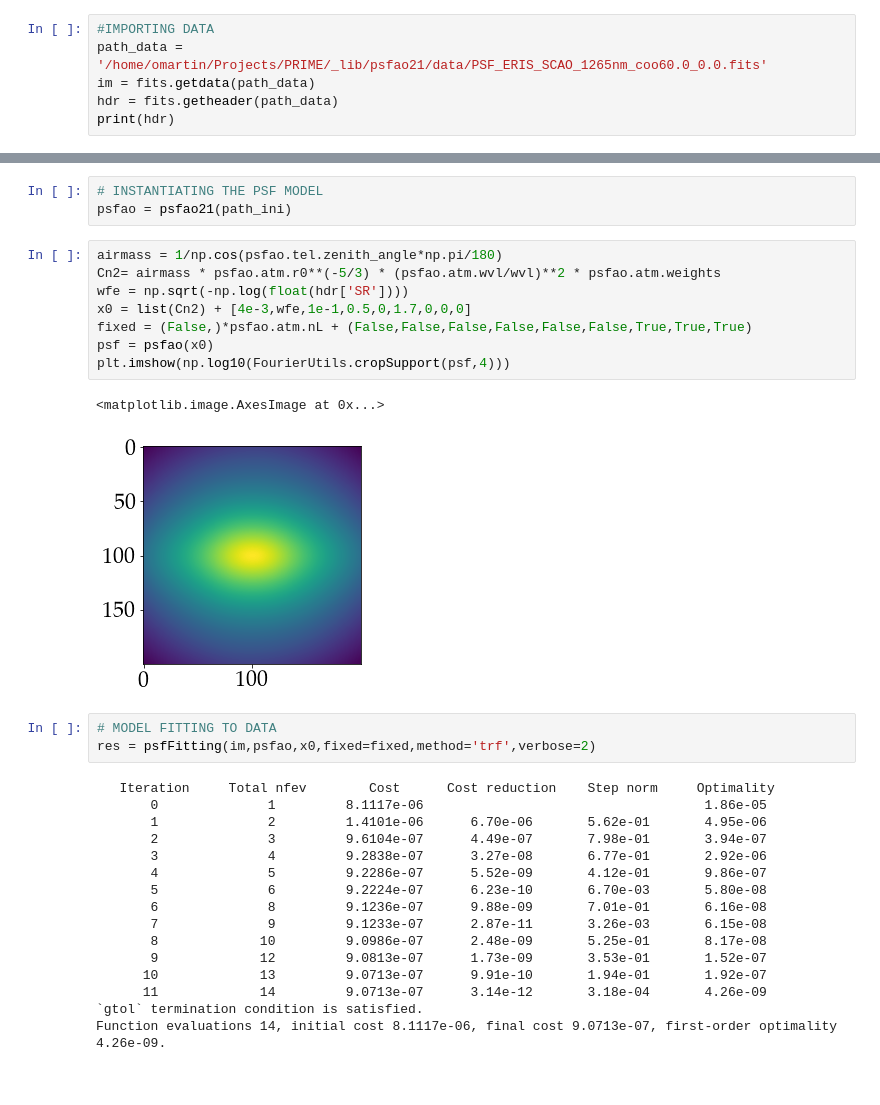
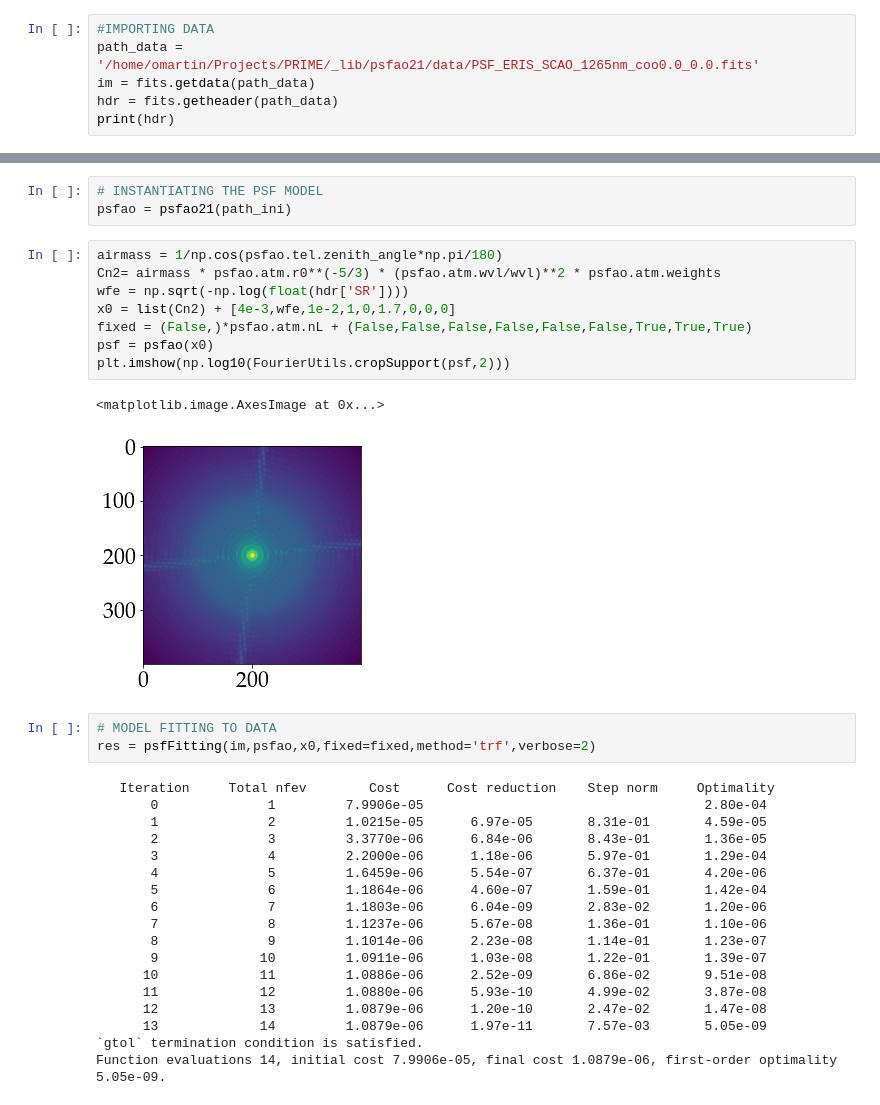
Before and after one commit to astro-tiptop/P3, a Jupyter notebook: examples/fit_eris.ipynb, the cells around one changed output, grey strips where cells are left out. Drawn from its saved outputs; the diff is of its cells as text.

```diff
--- a/examples/fit_eris.ipynb
+++ b/examples/fit_eris.ipynb
@@ -19,7 +19,7 @@ plt.rcParams.update({
 })
 # %%
 #IMPORTING DATA
-path_data = '/home/omartin/Projects/PRIME/_lib/psfao21/data/PSF_ERIS_SCAO_1265nm_coo60.0_0.0.fits'
+path_data = '/home/omartin/Projects/PRIME/_lib/psfao21/data/PSF_ERIS_SCAO_1265nm_coo0.0_0.0.fits'
 im = fits.getdata(path_data)
 hdr = fits.getheader(path_data)
 print(hdr)
@@ -140,33 +140,35 @@ psfao = psfao21(path_ini)
 # %%
 airmass = 1/np.cos(psfao.tel.zenith_angle*np.pi/180)
 Cn2= airmass * psfao.atm.r0**(-5/3) * (psfao.atm.wvl/wvl)**2 * psfao.atm.weights
 wfe = np.sqrt(-np.log(float(hdr['SR'])))
-x0 = list(Cn2) + [4e-3,wfe,1e-1,0.5,0,1.7,0,0,0]
+x0 = list(Cn2) + [4e-3,wfe,1e-2,1,0,1.7,0,0,0]
 fixed = (False,)*psfao.atm.nL + (False,False,False,False,False,False,True,True,True)
 psf = psfao(x0)
-plt.imshow(np.log10(FourierUtils.cropSupport(psf,4)))
+plt.imshow(np.log10(FourierUtils.cropSupport(psf,2)))
 # %% [output]
 <matplotlib.image.AxesImage at 0x...>
-[figure, old version]
+[figure, new version]
 # %%
 # MODEL FITTING TO DATA
 res = psfFitting(im,psfao,x0,fixed=fixed,method='trf',verbose=2)
 # %% [output]
    Iteration     Total nfev        Cost      Cost reduction    Step norm     Optimality
-       0              1         8.1117e-06                                    1.86e-05
-       1              2         1.4101e-06      6.70e-06       5.62e-01       4.95e-06
-       2              3         9.6104e-07      4.49e-07       7.98e-01       3.94e-07
-       3              4         9.2838e-07      3.27e-08       6.77e-01       2.92e-06
-       4              5         9.2286e-07      5.52e-09       4.12e-01       9.86e-07
-       5              6         9.2224e-07      6.23e-10       6.70e-03       5.80e-08
-       6              8         9.1236e-07      9.88e-09       7.01e-01       6.16e-08
-       7              9         9.1233e-07      2.87e-11       3.26e-03       6.15e-08
-       8             10         9.0986e-07      2.48e-09       5.25e-01       8.17e-08
-       9             12         9.0813e-07      1.73e-09       3.53e-01       1.52e-07
-      10             13         9.0713e-07      9.91e-10       1.94e-01       1.92e-07
-      11             14         9.0713e-07      3.14e-12       3.18e-04       4.26e-09
+       0              1         7.9906e-05                                    2.80e-04
+       1              2         1.0215e-05      6.97e-05       8.31e-01       4.59e-05
+       2              3         3.3770e-06      6.84e-06       8.43e-01       1.36e-05
+       3              4         2.2000e-06      1.18e-06       5.97e-01       1.29e-04
+       4              5         1.6459e-06      5.54e-07       6.37e-01       4.20e-06
+       5              6         1.1864e-06      4.60e-07       1.59e-01       1.42e-04
+       6              7         1.1803e-06      6.04e-09       2.83e-02       1.20e-06
+       7              8         1.1237e-06      5.67e-08       1.36e-01       1.10e-06
+       8              9         1.1014e-06      2.23e-08       1.14e-01       1.23e-07
+       9             10         1.0911e-06      1.03e-08       1.22e-01       1.39e-07
+      10             11         1.0886e-06      2.52e-09       6.86e-02       9.51e-08
+      11             12         1.0880e-06      5.93e-10       4.99e-02       3.87e-08
+      12             13         1.0879e-06      1.20e-10       2.47e-02       1.47e-08
+      13             14         1.0879e-06      1.97e-11       7.57e-03       5.05e-09
 `gtol` termination condition is satisfied.
-Function evaluations 14, initial cost 8.1117e-06, final cost 9.0713e-07, first-order optimality 4.26e-09.
+Function evaluations 14, initial cost 7.9906e-05, final cost 1.0879e-06, first-order optimality 5.05e-09.
 # %%
 nBox = 500
 nC   = nPix/nBox
```
Also changed, not shown: parts of 7 cells of this notebook, 5 other files.
